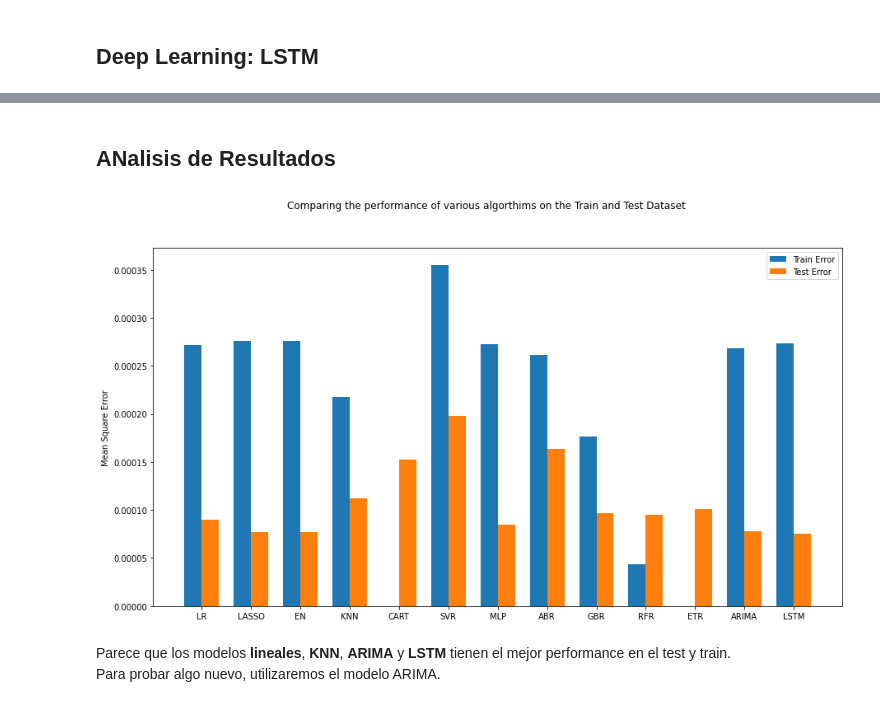
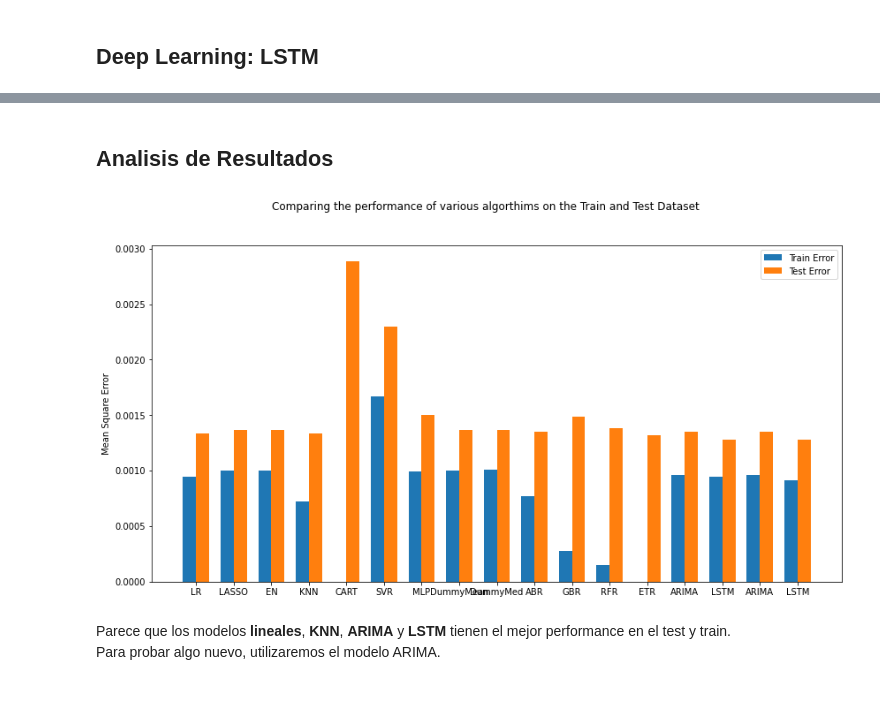
Before and after one commit to Eduardo2505/mcda-fintech, a Jupyter notebook: time_series.ipynb, the cells around one changed output, grey strips where cells are left out. Drawn from its saved outputs; the diff is of its cells as text; code cells hidden in the pictures.

```diff
--- a/time_series.ipynb
+++ b/time_series.ipynb
@@ -374,6 +377,8 @@ models.append(('KNN', KNeighborsRegressor()))
 models.append(('CART', DecisionTreeRegressor()))
 models.append(('SVR', SVR()))
 models.append(('MLP', MLPRegressor()))
+models.append(('DummyMean', DummyRegressor()))
+models.append(('DummyMed', DummyRegressor(strategy='median')))
 # %% [markdown]
 **Modelos de Boosting y Bagging**
 # %%
@@ -396,7 +401,7 @@ for name, model in models:
     ## K Fold analysis:
 
     #converted mean square error to positive. The lower the beter
-    cv_results = -1* cross_val_score(model, X_train, Y_train, cv=split_idx,
+    cv_results = -1* cross_val_score(model, X=X_train, y=Y_train, cv=split_idx,
                                      scoring=scoring, n_jobs=-1)
     kfold_results.append(cv_results)
 
@@ -427,0 +435,5 @@ ETR: 0.000306 (0.000145) 0.000000 0.000101
+# %%
+_mod = Lasso()
+_mod.fit(X_train, Y_train)
+print(_mod.coef_)
+print(_mod.intercept_)
@@ -512,7 +529,7 @@ pyplot.show()
 # %%
 LSTMModel = create_LSTMmodel(12, learn_rate = 0.01, momentum=0)
 LSTMModel_fit = LSTMModel.fit(X_train_LSTM, Y_train_LSTM, validation_data=(X_test_LSTM, Y_test_LSTM),
-                              epochs=20, batch_size=72, verbose=0, shuffle=False)
+                              epochs=80, batch_size=72, verbose=0, shuffle=False)
 # %%
 #Visualizacion del error
 pyplot.plot(LSTMModel_fit.history['loss'], label='train')
@@ -535,26 +552,26 @@ train_results.append(error_Training_LSTM)
 names.append("ARIMA")
 names.append("LSTM")
 # %% [markdown]
-## ANalisis de Resultados
+## Analisis de Resultados
 # %%
 # Comparar Algoritmos
 fig = pyplot.figure()
 
 ind = np.arange(len(names))
 width = 0.35
 
 fig.suptitle('Comparing the performance of various algorthims on the Train and Test Dataset')
 ax = fig.add_subplot(111)
 pyplot.bar(ind - width/2, train_results,  width=width, label='Train Error')
 pyplot.bar(ind + width/2, test_results, width=width, label='Test Error')
-fig.set_size_inches(15,8)
+fig.set_size_inches(14,7)
 pyplot.legend()
 ax.set_xticks(ind)
 ax.set_xticklabels(names)
 pyplot.ylabel('Mean Square Error')
 pyplot.show()
 # %% [output]
-[figure, old version]
+[figure, new version]
 # %% [markdown]
 Parece que los modelos **lineales**, **KNN**, **ARIMA** y **LSTM** tienen el mejor performance en el test y train.
 Para probar algo nuevo, utilizaremos el modelo ARIMA.
```
Also changed, not shown: parts of 35 cells of this notebook.
